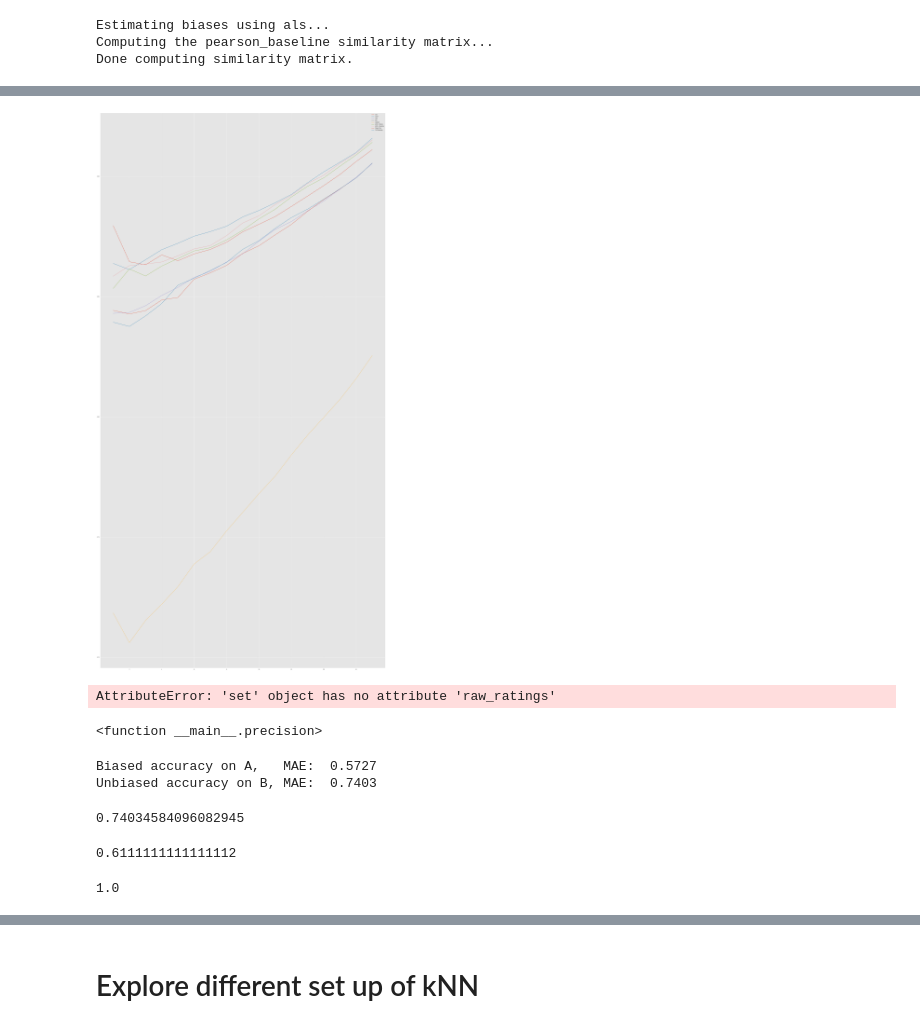
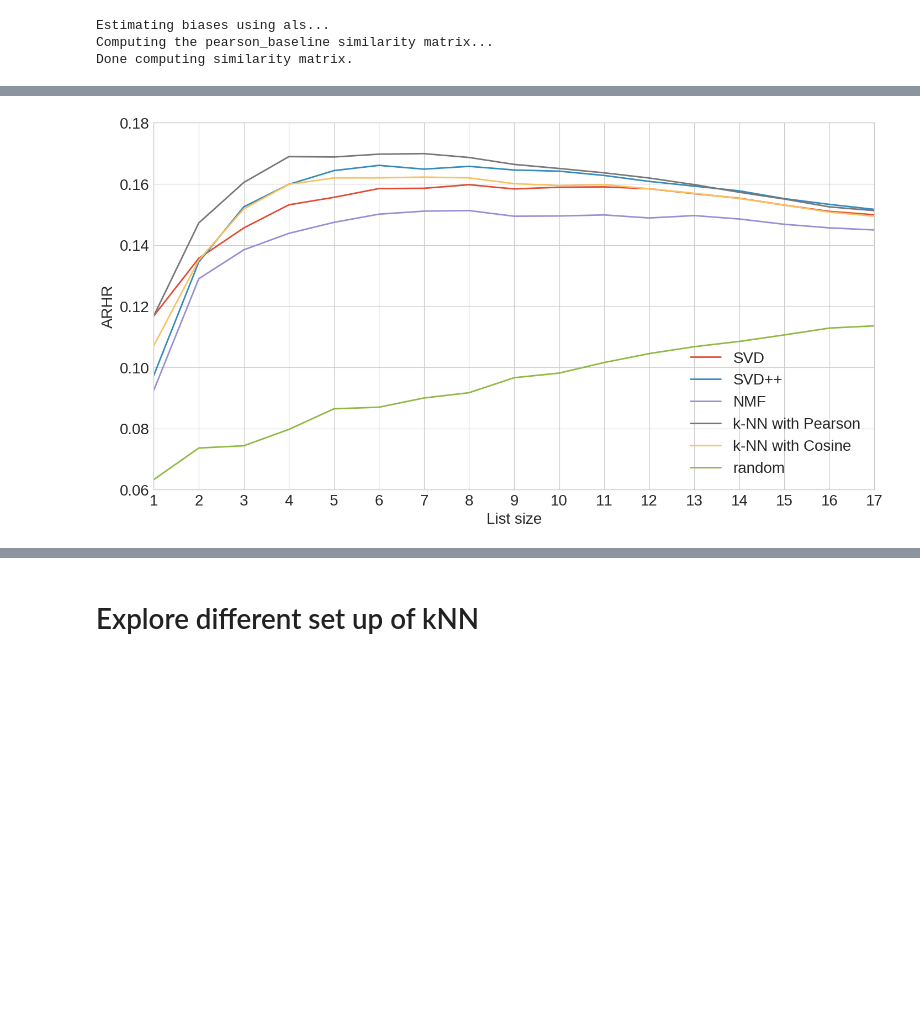
Before and after one commit to Makazone/BachelorThesis, a Jupyter notebook: Diploma.ipynb, the cells around one changed output, grey strips where cells are left out. Saved outputs shown, nothing was run; the diff lists cells and outputs as text; code cells hidden in the pictures; blank space fills up the shorter version.

```diff
--- a/Diploma.ipynb
+++ b/Diploma.ipynb
@@ -208,52 +427,22 @@ plt.show()
+# %%
+fig, ax = plt.subplots(figsize=(15, 8), dpi=100)
+
+for name, values in arhr_values.items():
+    ax.plot(range(1,min_ratings+1), values, label=name, linewidth=2.0)
+
+plt.xlabel("List size", fontsize=20)
+plt.ylabel("ARHR", fontsize=20)
+
+ax.set_xlim([1, 17])
+ax.tick_params(labelsize=20)
+
+plt.xticks(range(1, min_ratings+1, 1))
+
+plt.legend(loc="lower right", fontsize=20)
+plt.show()
+# %% [output]
+[figure, added]
 # %%
 ndcg_values = {}
 for name, algo in zip(names, algos):
     ndcg_values[name] = evaluate_algo(algo, ndcg, restricted_testset, range(1, min_ratings+1))
-# %%
-for name, values in ndcg_values.items():
-    plt.plot(range(1,min_ratings+1), values, label=name)
-
-fig_size = plt.rcParams["figure.figsize"]
-
-fig_size[0] = 40
-fig_size[1] = 80
-plt.rcParams["figure.figsize"] = fig_size
-
-plt.rcParams.update({'font.size': 22})
-
-plt.legend()
-plt.show()
-# %% [output]
-[figure, removed]
-# %%
-data.raw_ratings = A_raw_ratings  # data is now the set A
-data.split(n_folds=3)
-
-# Select your best algo with grid search.
-print('Grid Search...')
-param_grid = {'n_epochs': range(5, 100, 5), 'lr_all': [0.002, 0.005]}
-grid_search = GridSearch(SVD, param_grid, measures=['RMSE'], verbose=1)
-grid_search.evaluate(data)
-
-algo = grid_search.best_estimator['RMSE']
-# %% [output]
-AttributeError: 'set' object has no attribute 'raw_ratings'
-# %%
-precision
-# %% [output]
-<function __main__.precision>
-# %%
-# Compute biased accuracy on A
-predictions = algo.test(trainset.build_testset())
-print('Biased accuracy on A,', end='   ')
-accuracy.mae(predictions)
-
-# Compute unbiased accuracy on B
-testset = data.construct_testset(B_raw_ratings)  # testset is now the set B
-predictions = algo.test(testset)
-print('Unbiased accuracy on B,', end=' ')
-accuracy.mae(predictions)
-# %% [output]
-Biased accuracy on A,   MAE:  0.5727
-Unbiased accuracy on B, MAE:  0.7403
-0.74034584096082945
@@ -331,8 +448,0 @@ def ndcg(ranking, ideal_ranking):
-# %%
-11/18
-# %% [output]
-0.6111111111111112
-# %%
-np.log(np.e)
-# %% [output]
-1.0
```
Also changed, not shown: parts of 53 cells of this notebook.
